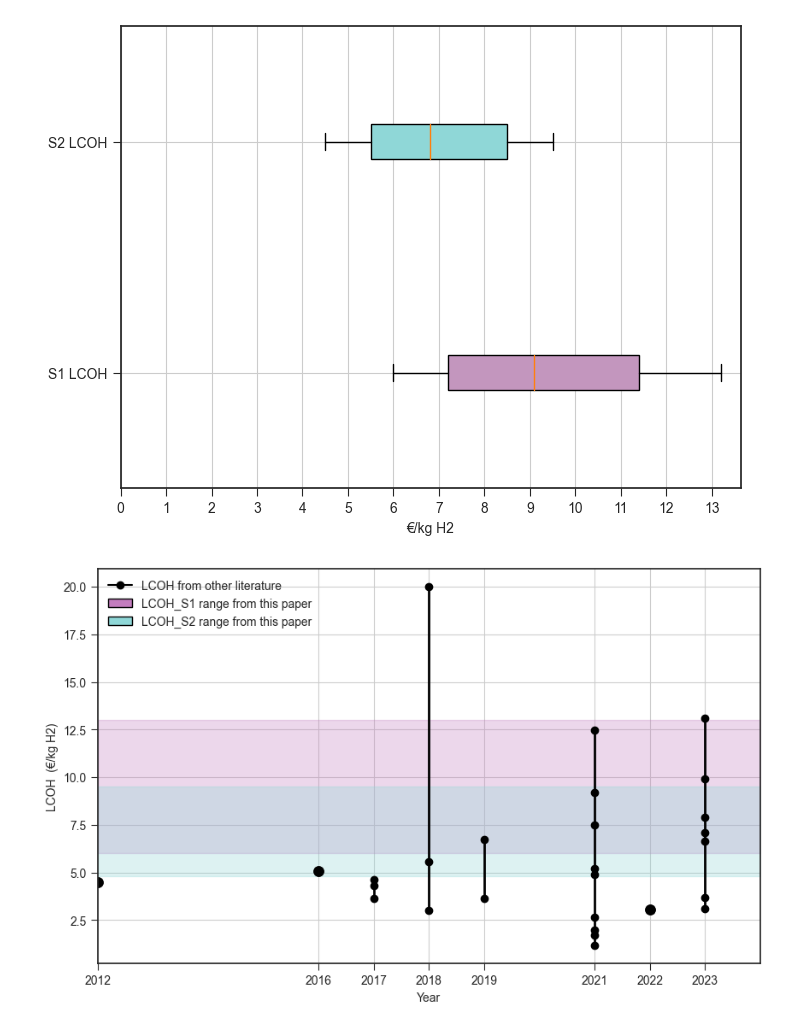
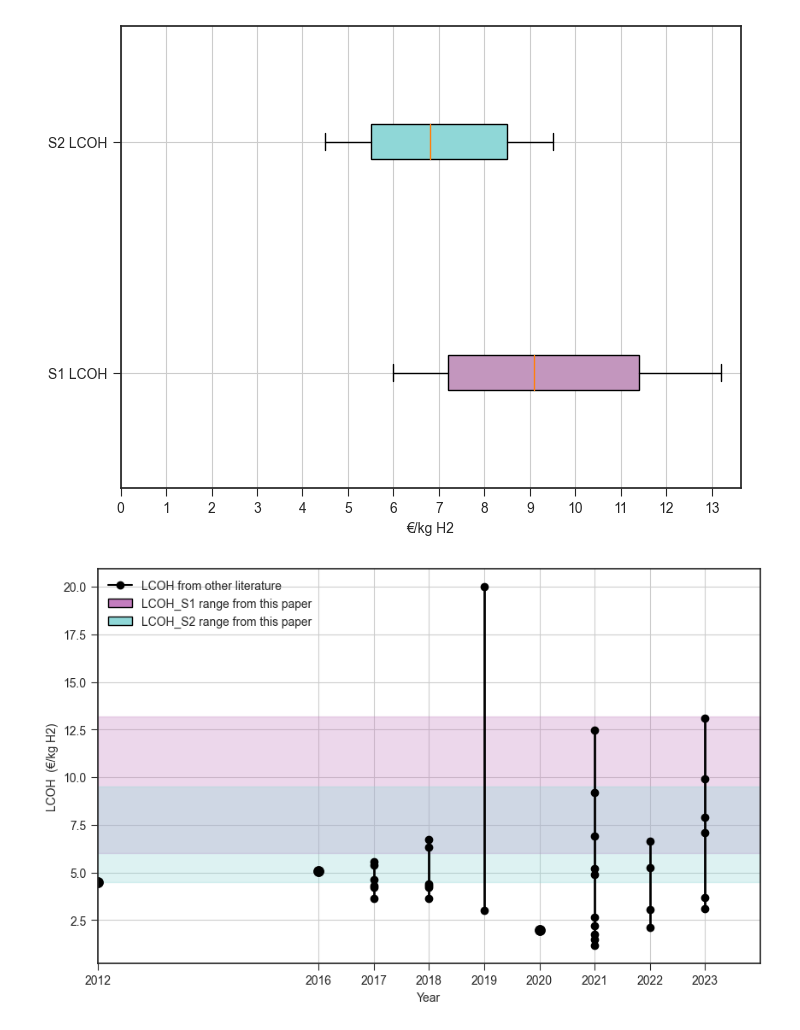
Before and after one commit to LCC-Tool/LCC_Tool_5MW-PEMWE, a Jupyter notebook: LCC_tool.ipynb, the cells around one changed output. Drawn from its saved outputs; the diff is of its cells as text; code cells hidden in the pictures.

```diff
--- a/LCC_tool.ipynb
+++ b/LCC_tool.ipynb
@@ -2279,13 +2279,15 @@ data = {
     "Year": [2012, 2016, 2017,
              2018,
              2019,
+             2020,
              2021,
              2022, 2023],
-    "LCOH Literature": [[4.49], [5.07], [3.64, 4.31, 4.63],
-                        [3, 20, 5.55],
-                        [3.64, 6.73],
-                        [2, 9.2, 12.48, 7.48, 5.19, 1.16, 4.9, 1.7, 2.67],
-                        [3.07], [6.63, 7.11, 7.88, 3.7, 9.9, 3.08, 13.12]],
+    "LCOH Literature": [[4.49], [5.07], [3.64, 4.22, 4.31, 4.63, 5.38, 5.55],
+                        [3.64, 4.39, 4.22, 6.34, 4.31, 6.73],
+                        [3, 20],
+                        [2],
+                        [9.2, 12.48, 6.90, 5.19, 1.16, 4.9, 1.47, 2.2, 1.75, 2.67],
+                        [2.10, 5.24, 3.07, 6.63], [7.11, 7.88, 3.7, 9.9, 3.08, 13.12]],
 }
 
 # Extract data from above
@@ -2301,34 +2303,34 @@ for year, lcoh in zip(years, lcoh_data):
     else:
         ymin = min(lcoh)
         ymax = max(lcoh)
         plt.plot([year, year], [ymin, ymax], color='black', linewidth=2, label=f'{year} LCOH: {ymin} - {ymax}')
         plt.scatter([year] * len(lcoh), lcoh, color='black', zorder=5)
 
 # Add our LCOH range
-plt.fill_between(range(2012, 2025), 6, 13, color=(195/255, 125/255, 190/255), alpha=0.3)
-plt.fill_between(range(2012, 2025), 4.8, 9.5, color=(143/255, 215/255, 215/255), alpha=0.3)
+plt.fill_between(range(2012, 2025), 6, 13.2, color=(195/255, 125/255, 190/255), alpha=0.3)
+plt.fill_between(range(2012, 2025), 4.5, 9.5, color=(143/255, 215/255, 215/255), alpha=0.3)
 
 # Set the range of the x-axis
 plt.xlim(2012, 2024)
 
 # Set labels for x-axis and y-axis
 plt.xlabel('Year')
 plt.ylabel('LCOH  (€/kg H2)')
 
 # Define legend elements
 legend_elements = [Line2D([0], [0], marker='o', color='black', label='LCOH from other literature', markersize=6),
                    Patch(facecolor=(195/255, 125/255, 190/255), edgecolor='black', label='LCOH_S1 range from this paper'),
                    Patch(facecolor=(143/255, 215/255, 215/255), edgecolor='black', label='LCOH_S2 range from this paper')]
 
 # Add legend
 plt.legend(handles=legend_elements, loc='upper left')
 
 # Show plot
 plt.grid(True)
 
 # Remove 2014 from x-axis ticks
-plt.gca().set_xticks([2012, 2016, 2017, 2018, 2019, 2021, 2022, 2023])
+plt.gca().set_xticks([2012, 2016, 2017, 2018, 2019, 2020, 2021, 2022, 2023])
 
 plt.show()
 # %% [output]
-[figure, old version]
+[figure, new version]
```
